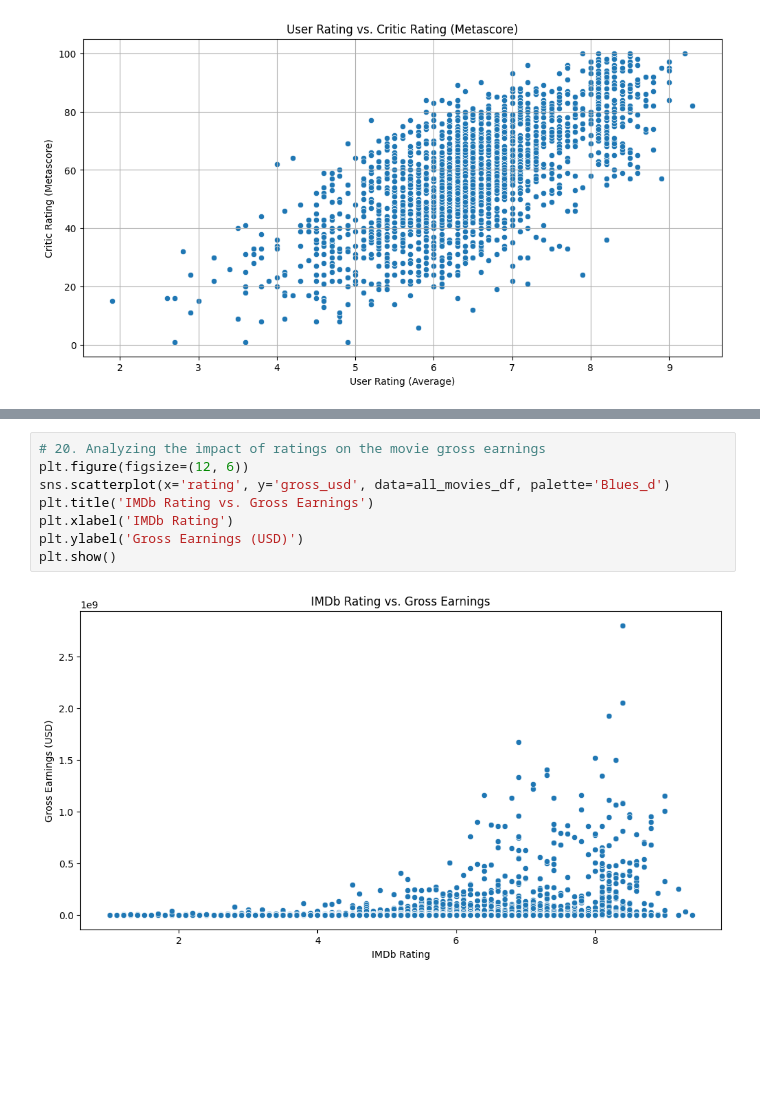
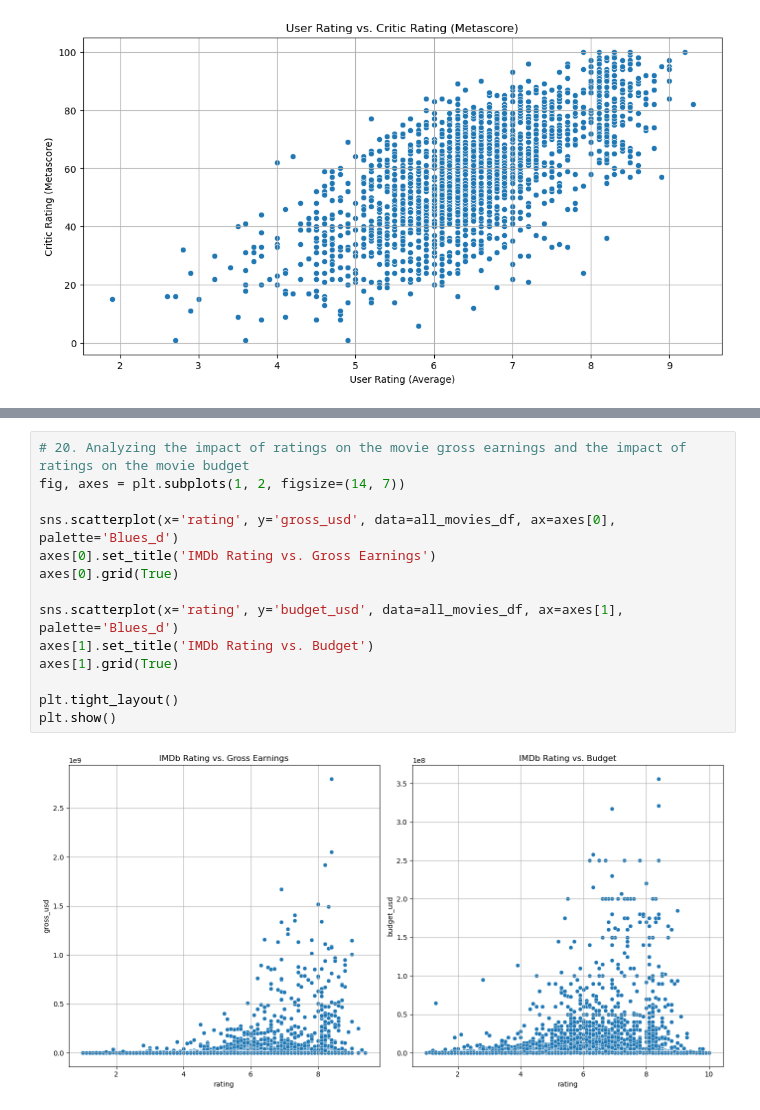
Before and after one commit to huynm116/ds-project, a Jupyter notebook: analysis/analysis.ipynb, the cells around one changed output, grey strips where cells are left out. Saved outputs shown, nothing was run; the diff lists cells and outputs as text; blank space fills up the shorter version.

```diff
--- a/analysis/analysis.ipynb
+++ b/analysis/analysis.ipynb
@@ -293,10 +301,16 @@ plt.show()
 # %%
-# 20. Analyzing the impact of ratings on the movie gross earnings
-plt.figure(figsize=(12, 6))
-sns.scatterplot(x='rating', y='gross_usd', data=all_movies_df, palette='Blues_d')
-plt.title('IMDb Rating vs. Gross Earnings')
-plt.xlabel('IMDb Rating')
-plt.ylabel('Gross Earnings (USD)')
+# 20. Analyzing the impact of ratings on the movie gross earnings and the impact of ratings on the movie budget
+fig, axes = plt.subplots(1, 2, figsize=(14, 7))
+
+sns.scatterplot(x='rating', y='gross_usd', data=all_movies_df, ax=axes[0], palette='Blues_d')
+axes[0].set_title('IMDb Rating vs. Gross Earnings')
+axes[0].grid(True)
+
+sns.scatterplot(x='rating', y='budget_usd', data=all_movies_df, ax=axes[1], palette='Blues_d')
+axes[1].set_title('IMDb Rating vs. Budget')
+axes[1].grid(True)
+
+plt.tight_layout()
 plt.show()
 # %% [output]
-[figure, old version]
+[figure, new version]
```
Also changed, not shown: parts of 14 cells of this notebook.
